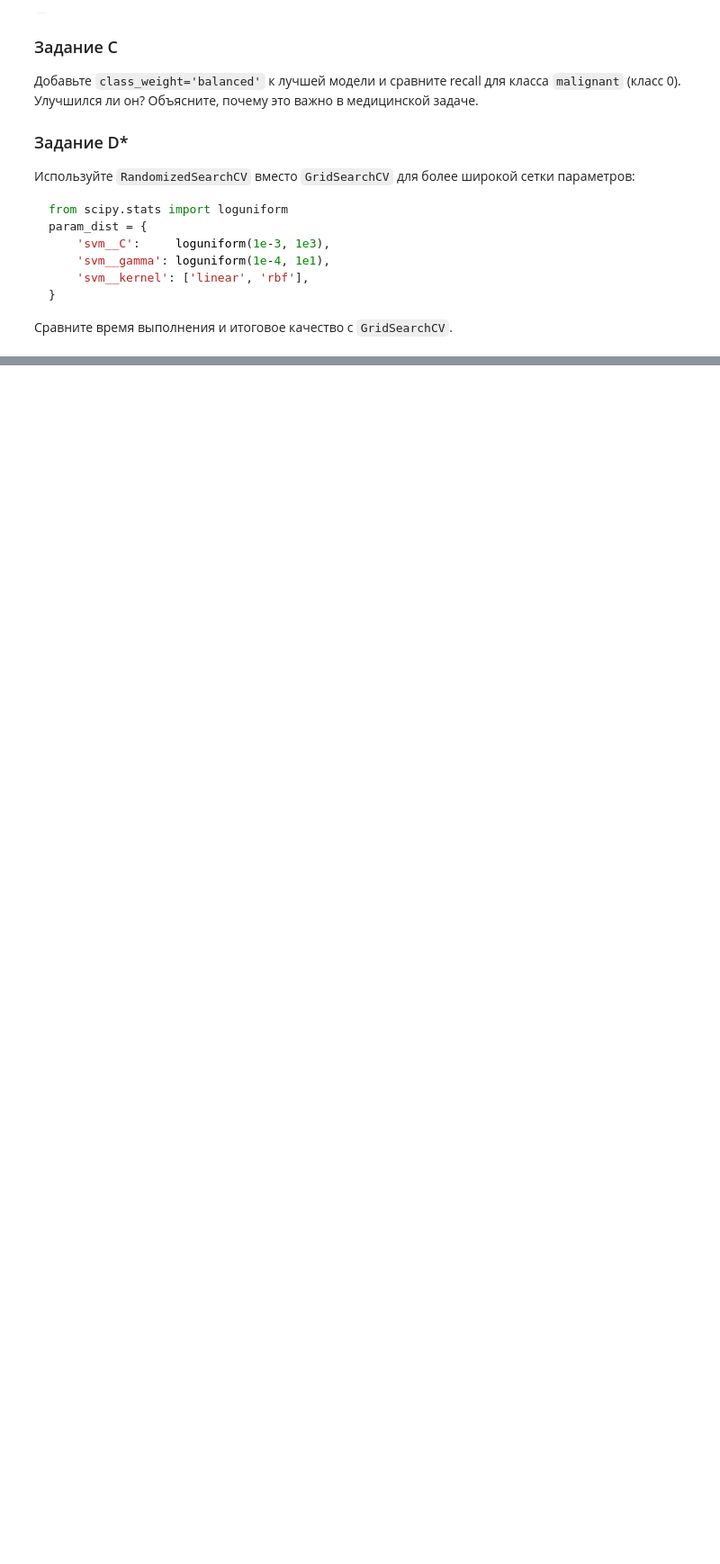
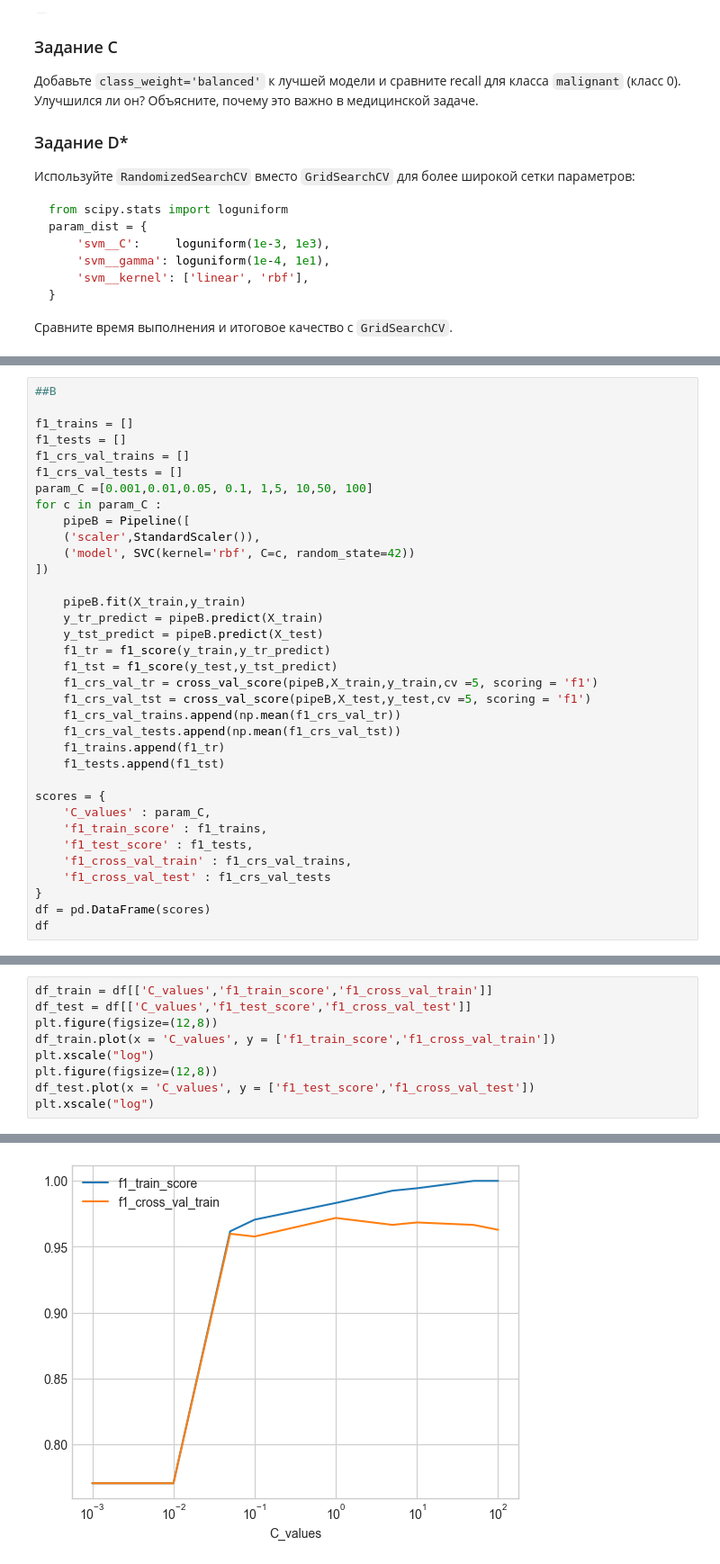
Before and after one commit to DEdVGarage/ml-course-hw, a Jupyter notebook: hw07_SVM/svm_practice_student.ipynb, the cells around one changed output, grey strips where cells are left out. Shown at 90% size. Saved outputs shown, nothing was run; the diff lists cells and outputs as text; blank space fills up the shorter version.

```diff
--- a/hw07_SVM/svm_practice_student.ipynb
+++ b/hw07_SVM/svm_practice_student.ipynb
@@ -453,0 +515,35 @@ param_dist = {
+# %%
+##B
+
+f1_trains = []
+f1_tests = []
+f1_crs_val_trains = []
+f1_crs_val_tests = []
+param_C =[0.001,0.01,0.05, 0.1, 1,5, 10,50, 100]
+for c in param_C :
+    pipeB = Pipeline([
+    ('scaler',StandardScaler()),
+    ('model', SVC(kernel='rbf', C=c, random_state=42))
+])
+
+    pipeB.fit(X_train,y_train)
+    y_tr_predict = pipeB.predict(X_train)
+    y_tst_predict = pipeB.predict(X_test)
+    f1_tr = f1_score(y_train,y_tr_predict)
+    f1_tst = f1_score(y_test,y_tst_predict)
+    f1_crs_val_tr = cross_val_score(pipeB,X_train,y_train,cv =5, scoring = 'f1')
+    f1_crs_val_tst = cross_val_score(pipeB,X_test,y_test,cv =5, scoring = 'f1')
+    f1_crs_val_trains.append(np.mean(f1_crs_val_tr))
+    f1_crs_val_tests.append(np.mean(f1_crs_val_tst))
+    f1_trains.append(f1_tr)
+    f1_tests.append(f1_tst)
+
+scores = {
+    'C_values' : param_C,
+    'f1_train_score' : f1_trains,
+    'f1_test_score' : f1_tests,
+    'f1_cross_val_train' : f1_crs_val_trains,
+    'f1_cross_val_test' : f1_crs_val_tests
+}
+df = pd.DataFrame(scores)
+df
@@ -453,0 +561,10 @@ param_dist = {
+# %%
+df_train = df[['C_values','f1_train_score','f1_cross_val_train']]
+df_test = df[['C_values','f1_test_score','f1_cross_val_test']]
+plt.figure(figsize=(12,8))
+df_train.plot(x = 'C_values', y = ['f1_train_score','f1_cross_val_train'])
+plt.xscale("log")
+plt.figure(figsize=(12,8))
+df_test.plot(x = 'C_values', y = ['f1_test_score','f1_cross_val_test'])
+plt.xscale("log")
+# %% [output]
@@ -453,0 +572 @@ param_dist = {
+[figure, added]
```
Also changed, not shown: parts of 12 cells of this notebook, 1 other file.
